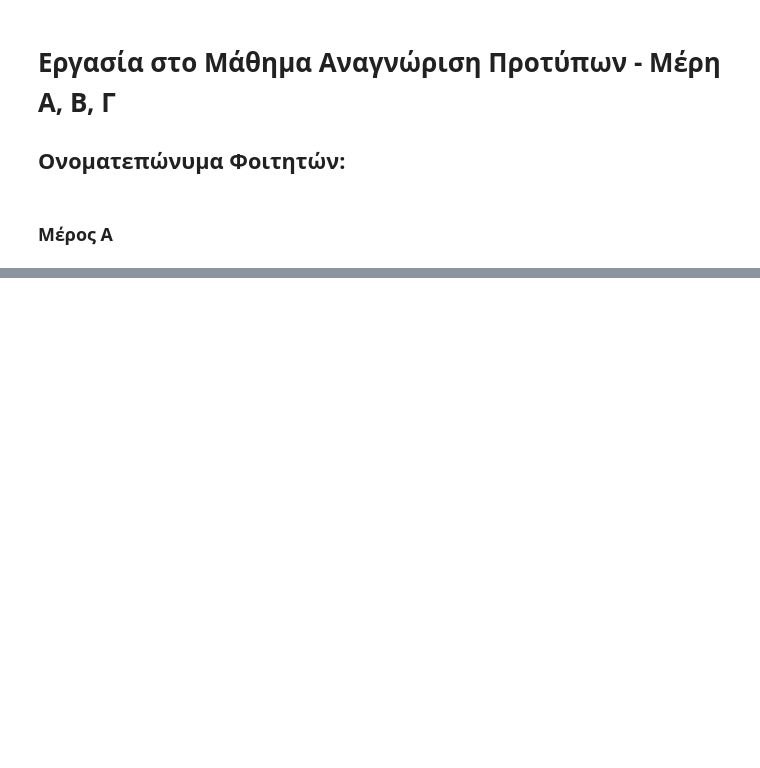
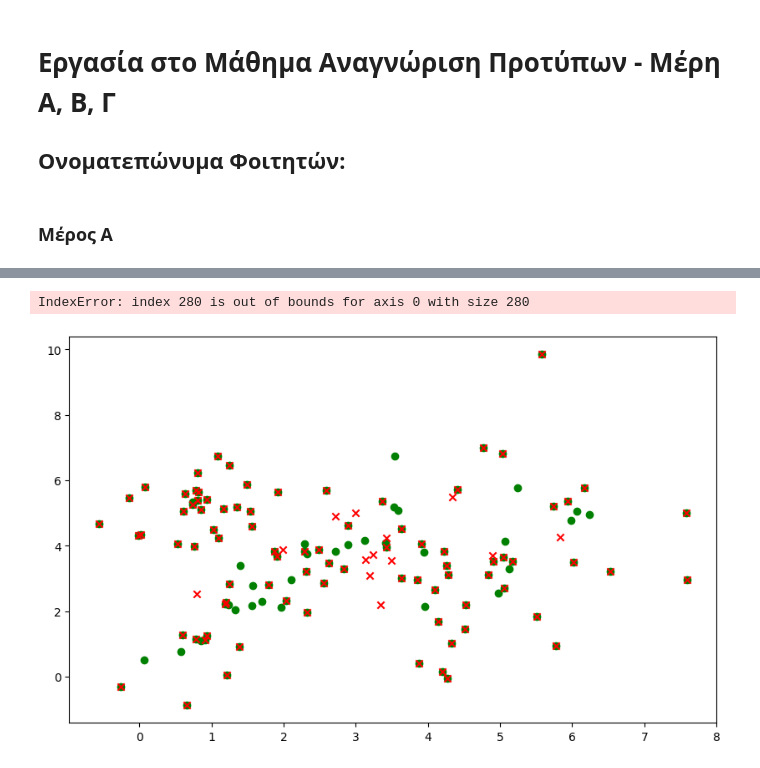
Before and after one commit to Elemxm/Pattern-Recognition, a Jupyter notebook: TeamX-AC.ipynb, the cells around one changed output, grey strips where cells are left out. Saved outputs shown, nothing was run; the diff lists cells and outputs as text; code cells hidden in the pictures; blank space fills up the shorter version.

Commit message:
Added Naive Bayes Classifications

```diff
--- a/TeamX-AC.ipynb
+++ b/TeamX-AC.ipynb
@@ -132,0 +54,6 @@ No artists with labels found to put in legend.  Note that artists whose label st
+# %%
+def fit_naive_bayes(X, y):
+    class_means = [np.mean(X[y == c], axis=0) for c in np.unique(y)]
+    common_covariance = np.cov(X, rowvar=False)
+    class_priors = [np.mean(y == c) for c in np.unique(y)]
+    return class_means, common_covariance, class_priors
@@ -132,0 +118,65 @@ No artists with labels found to put in legend.  Note that artists whose label st
+# %%
+import numpy as np
+import pandas as pd
+import matplotlib.pyplot as plt
+from scipy.stats import multivariate_normal
+from sklearn.model_selection import train_test_split
+
+# Define Naive Bayes classifier functions with different covariance matrices
+def fit_naive_bayes_different_covariance(X, y):
+    class_means = [np.mean(X[y == c], axis=0) for c in np.unique(y)]
+    class_covariances = [np.cov(X[y == c], rowvar=False) for c in np.unique(y)]
+    class_priors = [np.mean(y == c) for c in np.unique(y)]
+    return class_means, class_covariances, class_priors
+
+def predict_naive_bayes_different_covariance(X, class_means, class_covariances, class_priors):
+    predictions = []
+    misclassified_indices = []
+    for i, x in enumerate(X):
+        likelihoods = [multivariate_normal.pdf(x, mean=mean, cov=covariance) for mean, covariance in zip(class_means, class_covariances)]
+        posteriors = [likelihood * prior for likelihood, prior in zip(likelihoods, class_priors)]
+        predicted_class = np.argmax(posteriors) + 1
+        predictions.append(predicted_class)
+        if predicted_class != y[i]:
+            misclassified_indices.append(i)
+
+    return np.array(predictions), misclassified_indices
+
+# Train the Naive Bayes classifier with different covariance matrices
+class_means_diff_covariance, class_covariances_diff, class_priors_diff = fit_naive_bayes_different_covariance(X_train, y_train)
+
+# Make predictions on the test set
+y_pred_diff_covariance, misclassified_indices = predict_naive_bayes_different_covariance(X_test, class_means_diff_covariance, class_covariances_diff, class_priors_diff)
+
+# Plotting
+plt.figure(figsize=(10, 6))
+
+# Plot correctly classified points
+plt.scatter(X_test[y_test == y_pred_diff_covariance, 0], X_test[y_test == y_pred_diff_covariance, 1], c='green', marker='o', label='Correct')
+
+# Plot misclassified points with a different color and marker
+misclassified_X_test = X_test[misclassified_indices]
+plt.scatter(misclassified_X_test[:, 0], misclassified_X_test[:, 1], c='red', marker='x', label='Misclassified')
+
+# Plot decision regions
+x_min, x_max = X_test[:, 0].min() - 1, X_test[:, 0].max() + 1
+y_min, y_max = X_test[:, 1].min() - 1, X_test[:, 1].max() + 1
+xx, yy = np.meshgrid(np.arange(x_min, x_max, 0.01), np.arange(y_min, y_max, 0.01))
+
+Z = predict_naive_bayes_different_covariance(np.c_[xx.ravel(), yy.ravel()], class_means_diff_covariance, class_covariances_diff, class_priors_diff)
+Z = Z.reshape(xx.shape)
+
+plt.contourf(xx, yy, Z, alpha=0.3, levels=[0, 1, 2, 3], colors=['blue', 'orange', 'purple'])
+
+plt.xlabel('Feature 1')
+plt.ylabel('Feature 2')
+plt.title('Naive Bayes Classifier with Different Covariance Matrices')
+plt.legend()
+plt.show()
+
+# Calculate the average classification error
+classification_error = np.mean(y_test != y_pred_diff_covariance)
+print(f'Average Classification Error: {classification_error:.2%}')
+# %% [output]
+IndexError: index 280 is out of bounds for axis 0 with size 280
+[figure, added]
```
Also changed, not shown: parts of 8 cells of this notebook.
